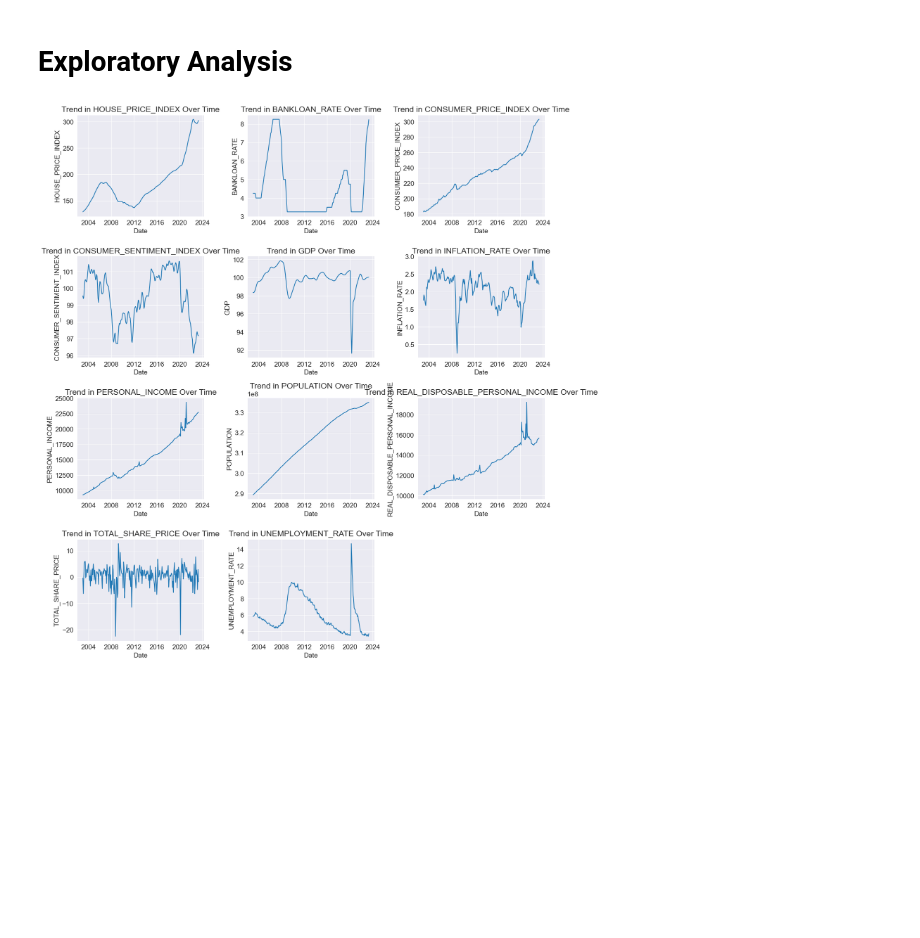
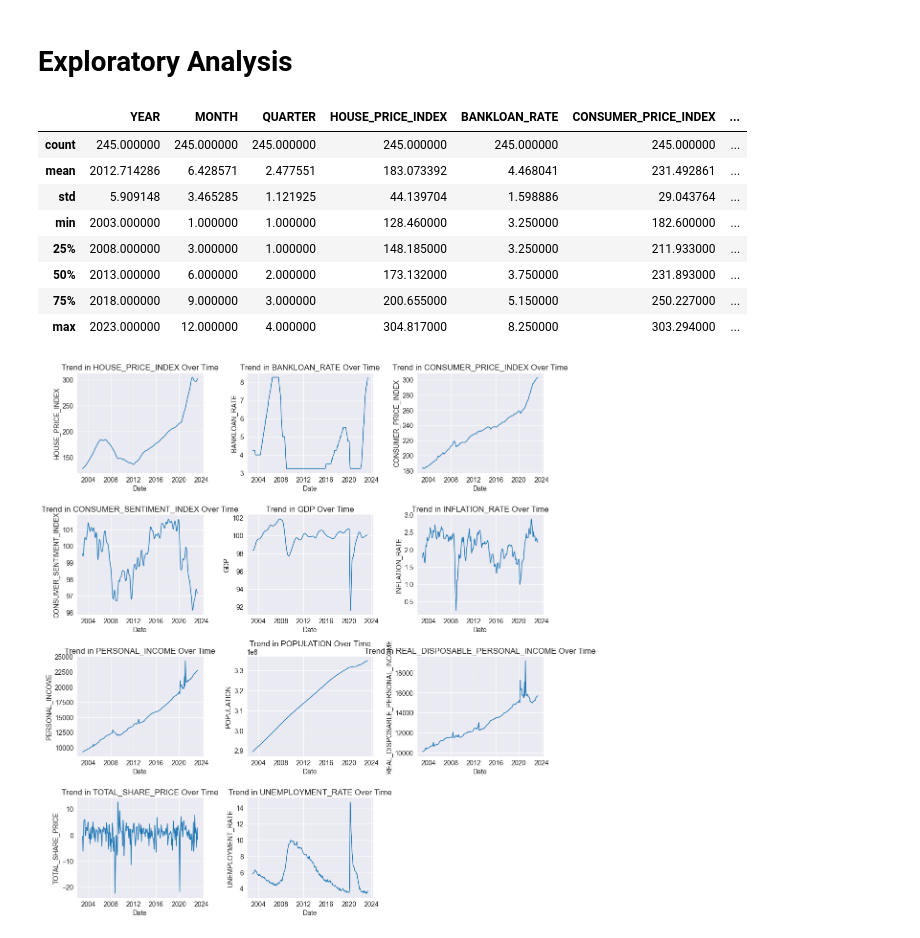
Before and after one commit to rbhattar07/HPI, a Jupyter notebook: main.ipynb, the cells around one changed output. Drawn from its saved outputs; the diff is of its cells as text; code cells hidden in the pictures; blank space fills up the shorter version.

```diff
--- a/main.ipynb
+++ b/main.ipynb
@@ -174,6 +192,20 @@ UNEMPLOYMENT_RATE                 -0.526346
 Name: HOUSE_PRICE_INDEX, dtype: float64
 # %% [markdown]
 # Exploratory Analysis
+# %%
+# Getting a statistical summary of the entire dataset
+
+main_df.describe()
+# %% [output]
+|  | YEAR | MONTH | QUARTER | HOUSE_PRICE_INDEX | BANKLOAN_RATE | CONSUMER_PRICE_INDEX | ... |
+| count | 245.000000 | 245.000000 | 245.000000 | 245.000000 | 245.000000 | 245.000000 | ... |
+| mean | 2012.714286 | 6.428571 | 2.477551 | 183.073392 | 4.468041 | 231.492861 | ... |
+| std | 5.909148 | 3.465285 | 1.121925 | 44.139704 | 1.598886 | 29.043764 | ... |
+| min | 2003.000000 | 1.000000 | 1.000000 | 128.460000 | 3.250000 | 182.600000 | ... |
+| 25% | 2008.000000 | 3.000000 | 1.000000 | 148.185000 | 3.250000 | 211.933000 | ... |
+| 50% | 2013.000000 | 6.000000 | 2.000000 | 173.132000 | 3.750000 | 231.893000 | ... |
+| 75% | 2018.000000 | 9.000000 | 3.000000 | 200.655000 | 5.150000 | 250.227000 | ... |
+| max | 2023.000000 | 12.000000 | 4.000000 | 304.817000 | 8.250000 | 303.294000 | ... |
 # %%
 # What is the overall trend in each variable over time?
 
```
Also changed, not shown: parts of 30 cells of this notebook.
